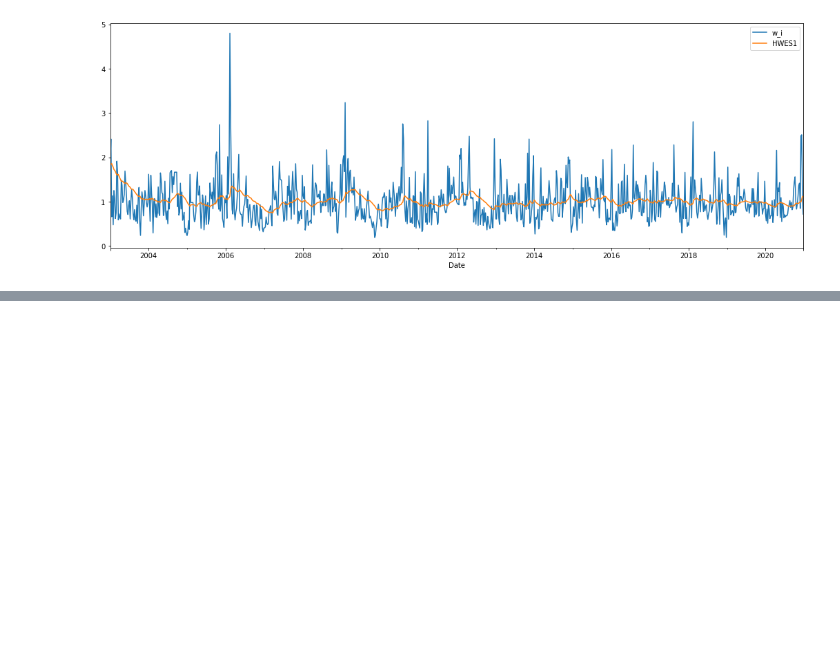
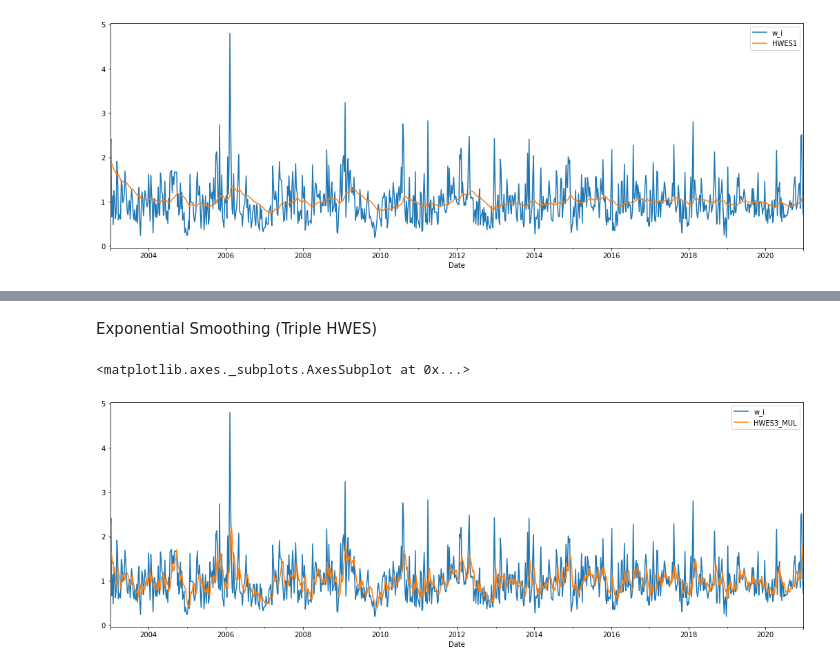
Before and after one commit to ADv0rnik/Data-analysis-for-JER, a Jupyter notebook: Holt_winters_model.ipynb, the cells around one changed output, grey strips where cells are left out. Saved outputs shown, nothing was run; the diff lists cells and outputs as text; code cells hidden in the pictures; blank space fills up the shorter version.

```diff
--- a/Holt_winters_model.ipynb
+++ b/Holt_winters_model.ipynb
@@ -122,0 +139,10 @@ df[['w_i','HWES1']].plot(figsize = (18,6))
+# %% [markdown]
+Exponential Smoothing (Triple HWES)
+# %%
+df['HWES3_ADD'] = ExponentialSmoothing(df['w_i'], trend='add', seasonal='add',seasonal_periods=12).fit().fittedvalues
+df['HWES3_MUL'] = ExponentialSmoothing(df['w_i'], trend='mul', seasonal='mul',seasonal_periods=12).fit().fittedvalues
+
+df[['w_i',  'HWES3_MUL']].plot(figsize=(18,6))
+# %% [output]
+<matplotlib.axes._subplots.AxesSubplot at 0x...>
+[figure, added]
```
Also changed, not shown: parts of 10 cells of this notebook.
